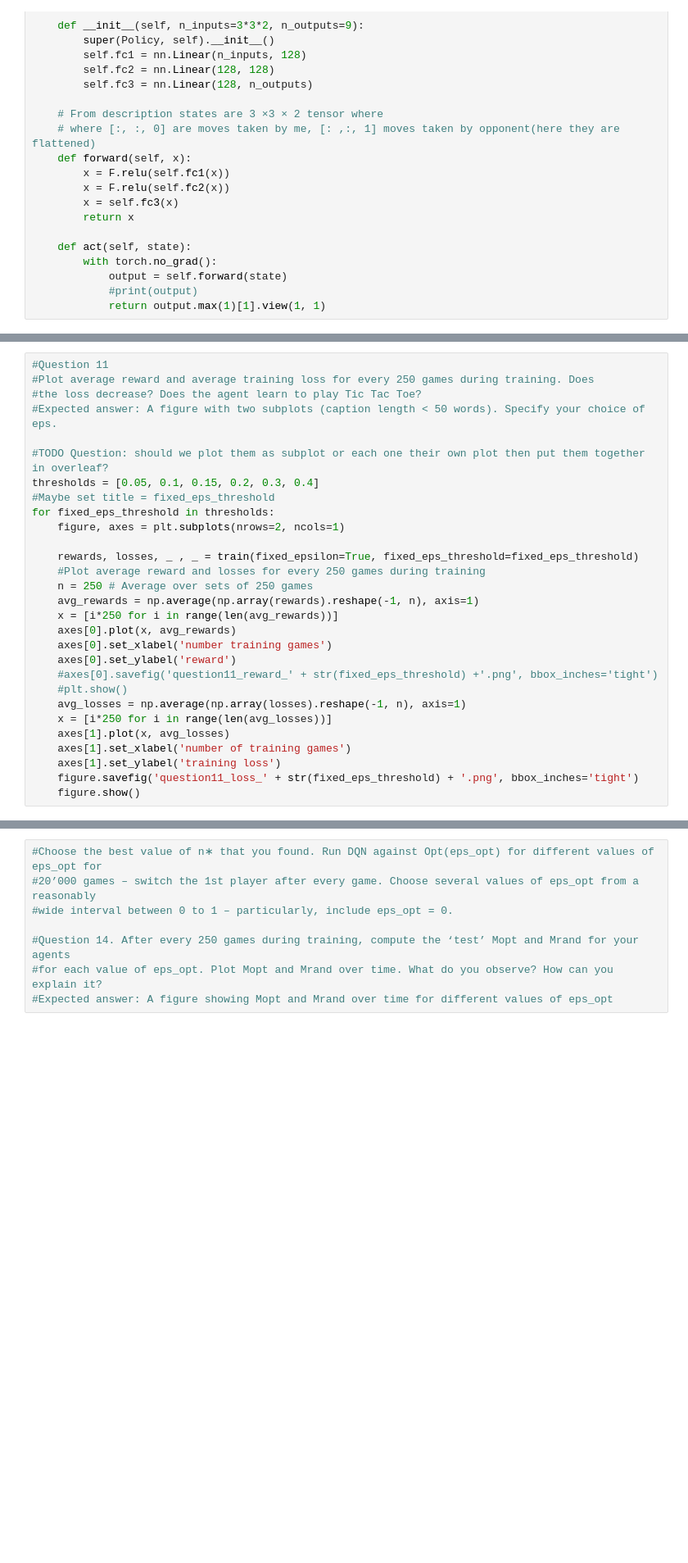
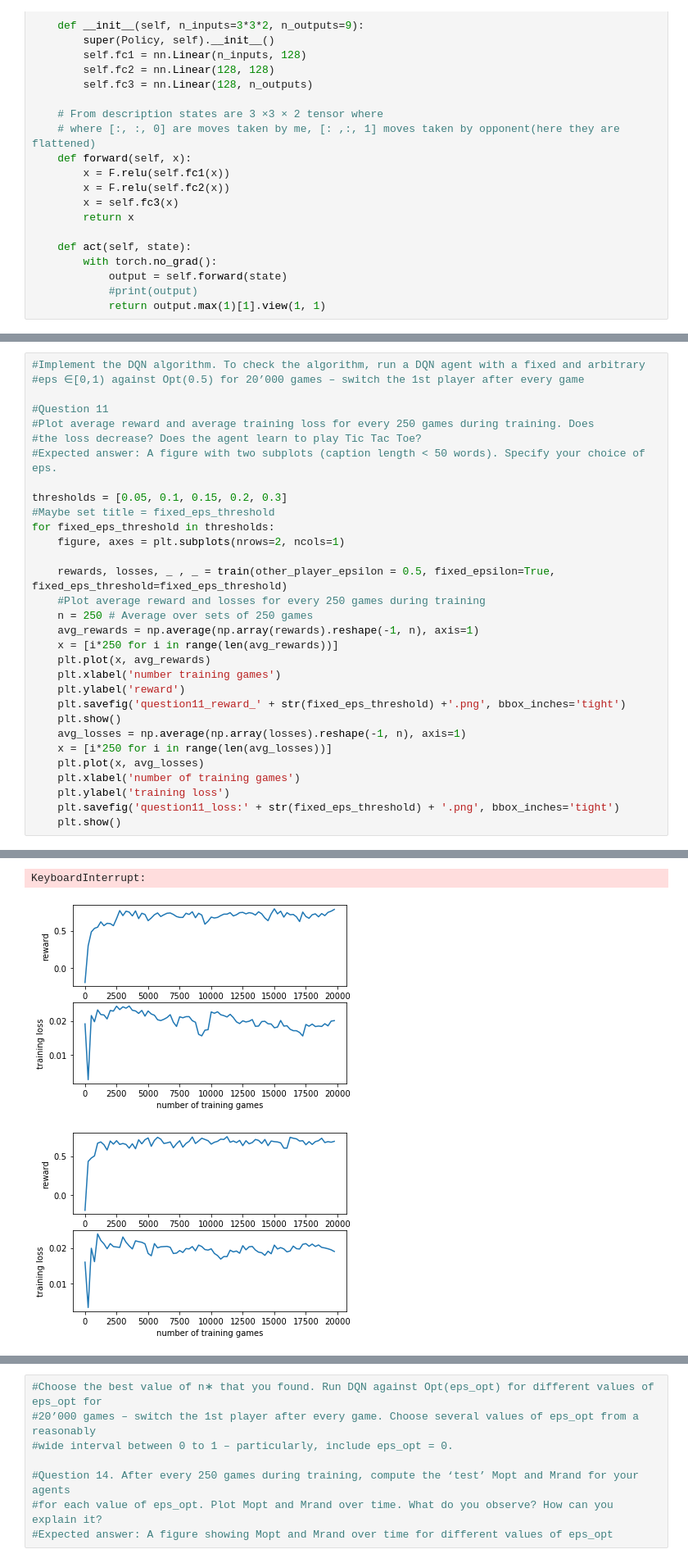
Before and after one commit to Gianniii/CS-456-Artificial-Neural-Network-Miniproject, a Jupyter notebook: tic_tac_toe.ipynb, the cells around one changed output, grey strips where cells are left out. Shown at 82% size. Drawn from its saved outputs; the diff is of its cells as text; blank space fills up the shorter version.

```diff
--- a/tic_tac_toe.ipynb
+++ b/tic_tac_toe.ipynb
@@ -664,29 +679,32 @@ KeyboardInterrupt:
 # %%
+#Implement the DQN algorithm. To check the algorithm, run a DQN agent with a fixed and arbitrary
+#eps ∈[0,1) against Opt(0.5) for 20’000 games – switch the 1st player after every game
+
 #Question 11
 #Plot average reward and average training loss for every 250 games during training. Does
 #the loss decrease? Does the agent learn to play Tic Tac Toe?
 #Expected answer: A figure with two subplots (caption length < 50 words). Specify your choice of eps.
 
-#TODO Question: should we plot them as subplot or each one their own plot then put them together in overleaf?
-thresholds = [0.05, 0.1, 0.15, 0.2, 0.3, 0.4]
+thresholds = [0.05, 0.1, 0.15, 0.2, 0.3]
 #Maybe set title = fixed_eps_threshold
 for fixed_eps_threshold in thresholds:
     figure, axes = plt.subplots(nrows=2, ncols=1)
 
-    rewards, losses, _ , _ = train(fixed_epsilon=True, fixed_eps_threshold=fixed_eps_threshold)
+    rewards, losses, _ , _ = train(other_player_epsilon = 0.5, fixed_epsilon=True, fixed_eps_threshold=fixed_eps_threshold)
     #Plot average reward and losses for every 250 games during training
     n = 250 # Average over sets of 250 games
     avg_rewards = np.average(np.array(rewards).reshape(-1, n), axis=1)
     x = [i*250 for i in range(len(avg_rewards))]
-    axes[0].plot(x, avg_rewards)
-    axes[0].set_xlabel('number training games')
-    axes[0].set_ylabel('reward')
-    #axes[0].savefig('question11_reward_' + str(fixed_eps_threshold) +'.png', bbox_inches='tight')
-    #plt.show()
+    plt.plot(x, avg_rewards)
+    plt.xlabel('number training games')
+    plt.ylabel('reward')
+    plt.savefig('question11_reward_' + str(fixed_eps_threshold) +'.png', bbox_inches='tight')
+    plt.show()
     avg_losses = np.average(np.array(losses).reshape(-1, n), axis=1)
     x = [i*250 for i in range(len(avg_losses))]
-    axes[1].plot(x, avg_losses)
-    axes[1].set_xlabel('number of training games')
-    axes[1].set_ylabel('training loss')
-    figure.savefig('question11_loss_' + str(fixed_eps_threshold) + '.png', bbox_inches='tight')
-    figure.show()
+    plt.plot(x, avg_losses)
+    plt.xlabel('number of training games')
+    plt.ylabel('training loss')
+    plt.savefig('question11_loss:' + str(fixed_eps_threshold) + '.png', bbox_inches='tight')
+    plt.show()
+# %% [output]
@@ -692,0 +724,3 @@ for fixed_eps_threshold in thresholds:
+KeyboardInterrupt:
+[figure, added]
+[figure, added]
```
Also changed, not shown: parts of 8 cells of this notebook, 8 other files.
